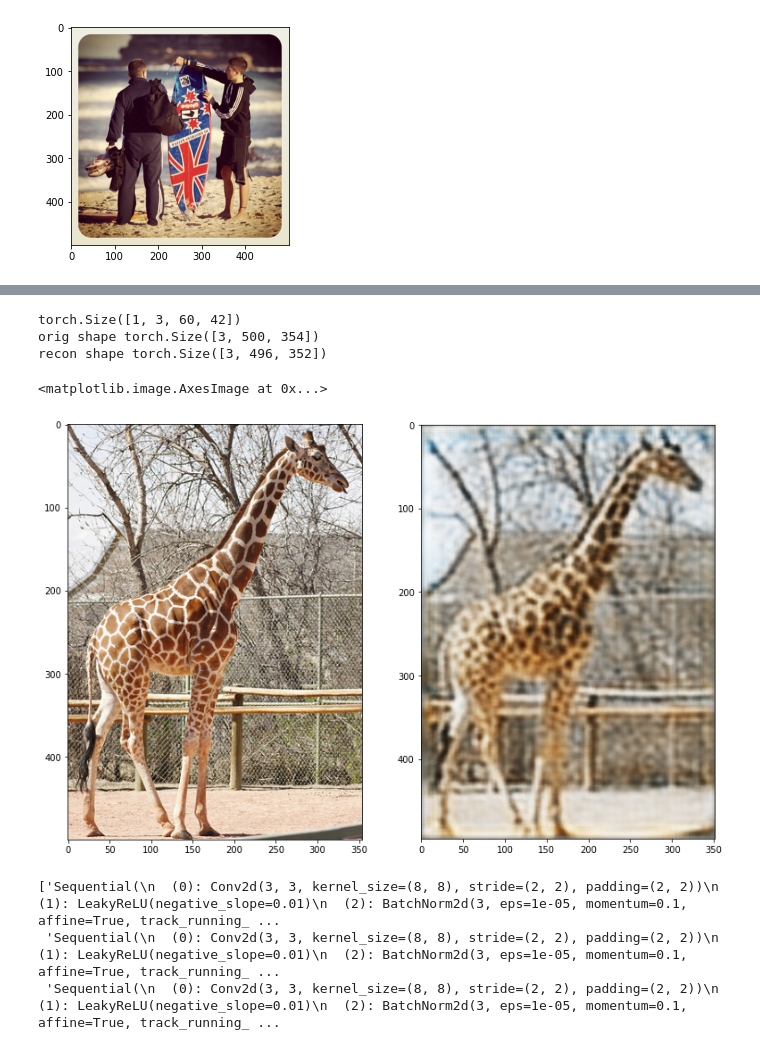
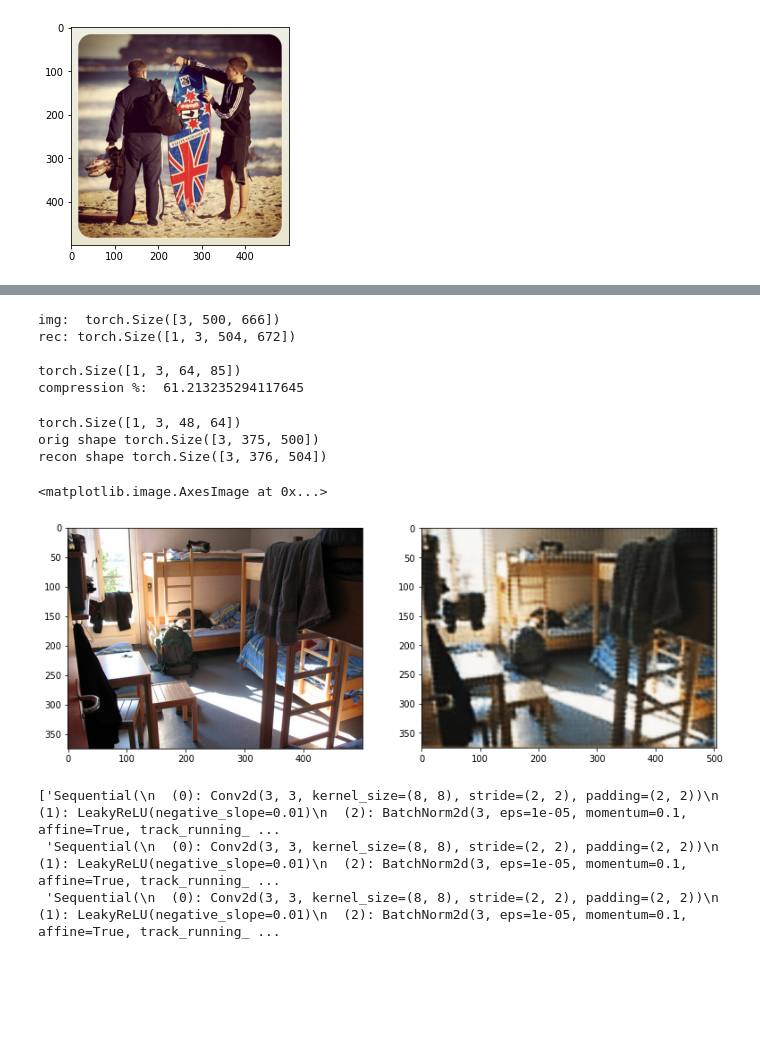
Before and after one commit to joedursun/machine-learning, a Jupyter notebook: ConvAutoencoder.ipynb, the cells around one changed output, grey strips where cells are left out. Drawn from its saved outputs; the diff is of its cells as text; code cells hidden in the pictures; blank space fills up the shorter version.

Commit message:
Improve model

```diff
--- a/ConvAutoencoder.ipynb
+++ b/ConvAutoencoder.ipynb
@@ -88,9 +88,9 @@ def train(model, train_loader, checkpoint_path='./autoencoder-continued.cpt', nu
 # model.train()
 # model.to(torch.device('cuda:0'))
 crops = [
-#     (320, 360),
-#     (400,280),
-#     (320,320),
+    (320, 360),
+    (400,280),
+    (320,320),
     (440,360),
     (280,320),
     (400,400),
@@ -113,12 +113,10 @@ for crop in crops:
 #     print('img: ', data[0].shape)
 #     print('rec:', model(data[0].unsqueeze(0)).shape)
 #     print('')
+#     model = train(model, dataloader, num_epochs=1, learning_rate=1e-3)
     model = train(model, dataloader, num_epochs=1, learning_rate=1e-4)
+    model = train(model, dataloader, num_epochs=2, learning_rate=1e-5)
 
-
-# z = data[0].unsqueeze(0).cuda()
-# for layer in model.encoder:
-#     z = layer(z)
-# print(z.shape)
+model.save('./cnn-3.pt')
 # %% [output]
 Epoch:  0
@@ -143,3 +139,34 @@ model.save('./cnn-3.pt')
+# %%
+# this is a sanity check and to see how much the model can reasonably compress the image
+m = cnn.AutoEncoder(3, latent_channels=3)
+transform = transforms.Compose([
+    transforms.ToPILImage(),
+    transforms.Resize(500),
+    transforms.ToTensor(),
+])
+
+data = VisualGenomeDataset('./data/images/1', transform=transform)
+dataloader = DataLoader(data, batch_size=200, shuffle=True, num_workers=3)
+img = data[0]
+print('img: ', img.shape)
+print('rec:', m(img.unsqueeze(0)).shape)
+print('')
+
+
+z = img.unsqueeze(0)
+for layer in m.encoder:
+    z = layer(z)
+print(z.shape)
+orig_dim = np.prod(list(img.size()))
+compress_dim = np.prod(list(z.size()))
+compression = orig_dim / compress_dim
+print('compression %: ', compression)
+# %% [output]
+img:  torch.Size([3, 500, 666])
+rec: torch.Size([1, 3, 504, 672])
+
+torch.Size([1, 3, 64, 85])
+compression %:  61.213235294117645
 # %%
 transform = transforms.Compose([
     transforms.ToPILImage(),
@@ -156,29 +183,28 @@ model.to(torch.device('cpu'))
 # data = VisualGenomeDataset('./data/images/1')
 data = VisualGenomeDataset('./data/images/1', transform=transform)
 # %%
-i = data[2]
+i = data[6]
 
 z = i.unsqueeze(0)
 for layer in model.encoder:
     z = layer(z)
 
 print(z.shape)
 
 recon = model(i.permute(0,1,2).unsqueeze(0).float())
 recon = recon.detach()[0]
 print('orig shape', i.shape)
 print('recon shape', recon.shape)
+
+f, axarr = plt.subplots(1,2, figsize=(13,13))
+axarr[0].imshow(i.permute(1,2,0))
+axarr[1].imshow(recon.permute(1,2,0))
 # %% [output]
-torch.Size([1, 3, 60, 42])
-orig shape torch.Size([3, 500, 354])
-recon shape torch.Size([3, 496, 352])
+torch.Size([1, 3, 48, 64])
+orig shape torch.Size([3, 375, 500])
+recon shape torch.Size([3, 376, 504])
+<matplotlib.image.AxesImage at 0x...>
+[figure, added]
-# %%
-f, axarr = plt.subplots(1,2, figsize=(13,13))
-axarr[0].imshow(i.permute(1,2,0))
-axarr[1].imshow(recon.permute(1,2,0))
-# %% [output]
-<matplotlib.image.AxesImage at 0x...>
-[figure, removed]
 # %%
 encoder_layers = [l.__repr__() for l in model.encoder.children()]
 decoder_layers = [l.__repr__() for l in model.decoder.children()]
```
Also changed, not shown: parts of 2 cells of this notebook, 2 other files.
